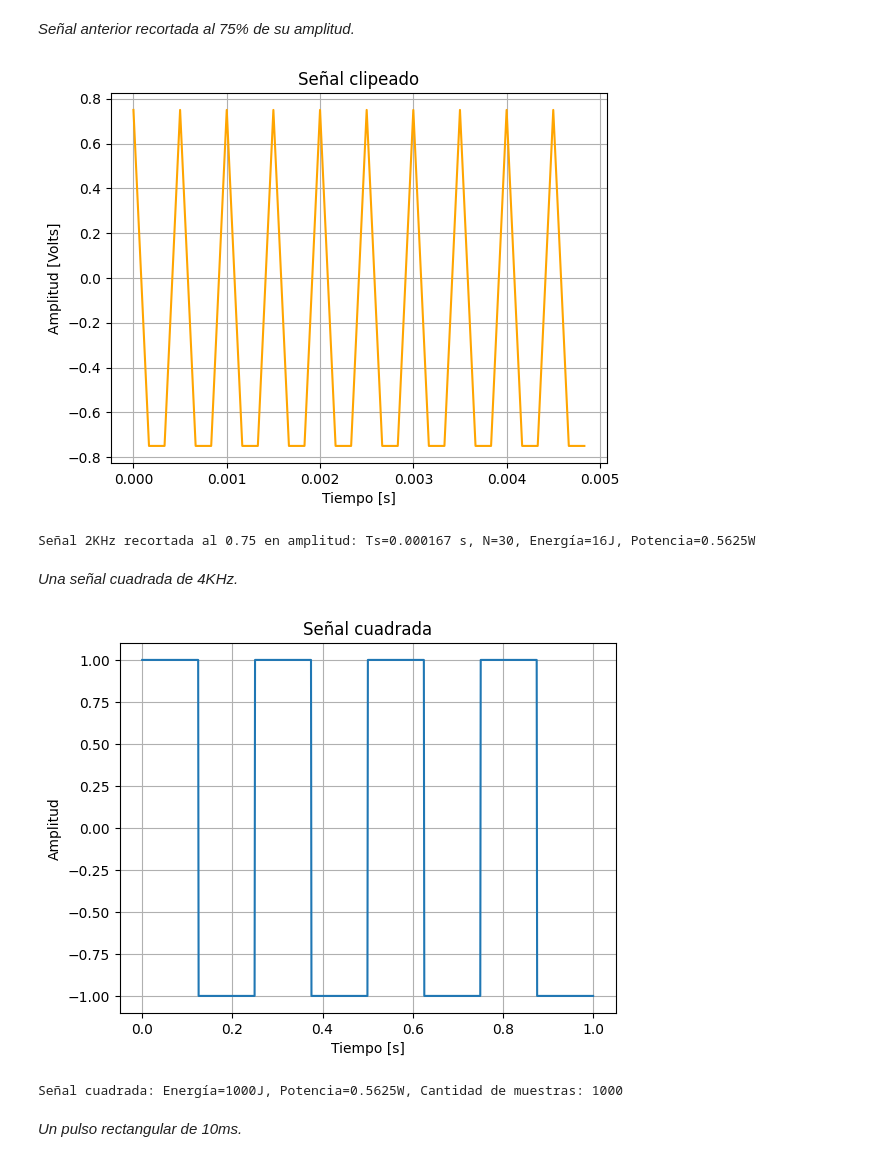
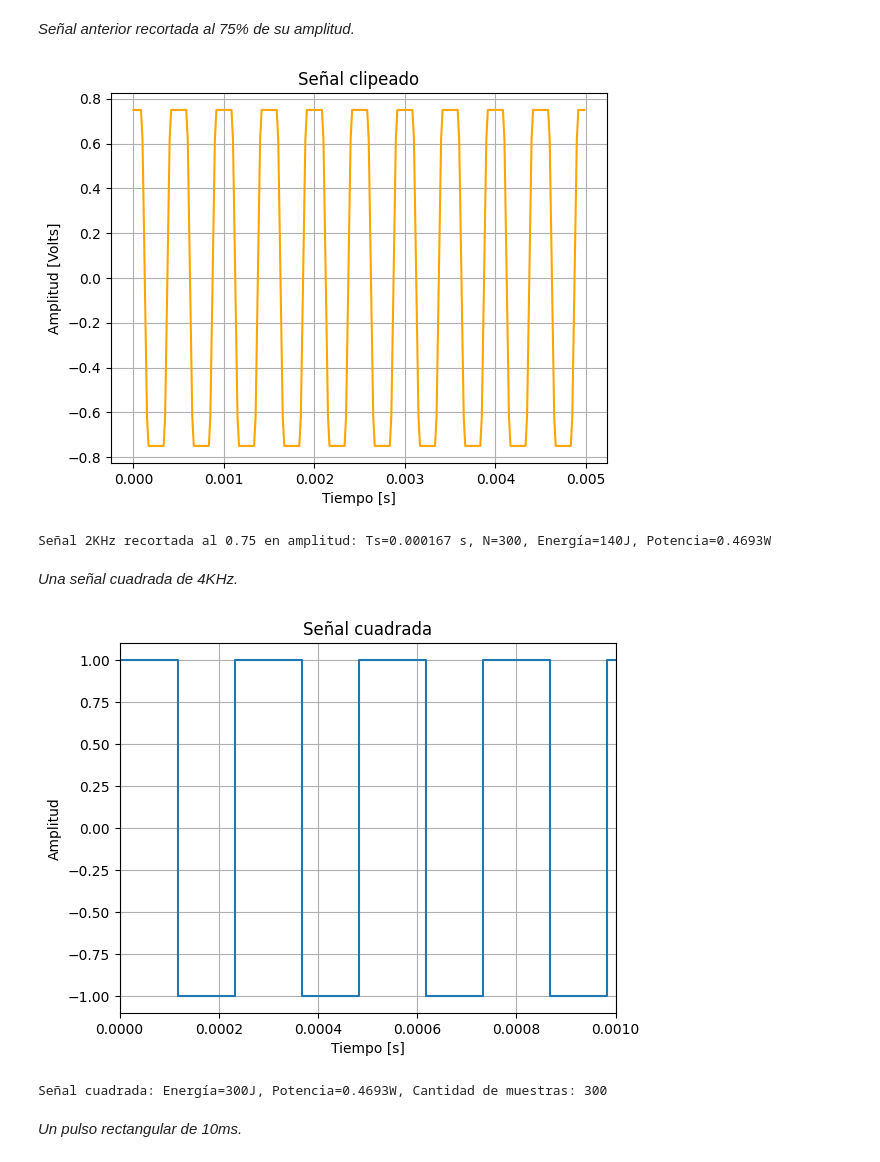
Before and after one commit to angiefantauzzofabio/APS, a Jupyter notebook: TS1_posta/TS1_entrega.ipynb, the cells around one changed output. Drawn from its saved outputs; the diff is of its cells as text; code cells hidden in the pictures.

```diff
--- a/TS1_posta/TS1_entrega.ipynb
+++ b/TS1_posta/TS1_entrega.ipynb
@@ -125,7 +125,7 @@ Señal 2KHz: Ts=0.000167 s, N=30, Energía=15J, Potencia=0.50W
 
 *Misma señal amplificada y desfasada π/2*
 # %%
-tt2, yy2 = generador_de_señales(2, 0, 2000, np.pi/2, 30, 6000)
+tt2, yy2 = generador_de_señales(2, 0, 2000, np.pi/2, 300, 60000)
 plt.figure(1)
 plt.plot(tt2, yy2, color='green')
 plt.title('Señal Generada con 2KHz amplificada y desfasada')
@@ -175,31 +175,35 @@ plt.show()
 E4 = energia(yy_clip)
 P4 = potencia(yy_clip)
 
-print("Señal 2KHz recortada al 0.75 en amplitud: Ts=%f s, N=%d, Energía=%dJ, Potencia=%.4fW" % (1/6000, 30, E4,P4))
+print("Señal 2KHz recortada al 0.75 en amplitud: Ts=%f s, N=%d, Energía=%dJ, Potencia=%.4fW" % (1/6000, 300, E4,P4))
 # %% [output]
-[figure, old version]
+[figure, new version]
-Señal 2KHz recortada al 0.75 en amplitud: Ts=0.000167 s, N=30, Energía=16J, Potencia=0.5625W
+Señal 2KHz recortada al 0.75 en amplitud: Ts=0.000167 s, N=300, Energía=140J, Potencia=0.4693W
 # %% [markdown]
 *Una señal cuadrada de 4KHz.*
 # %%
-f = 4000
-t = np.linspace(0, 1, 1000)
-w0 = 2 * np.pi * f
-y = signal.square(w0*t)
-N = len(y)
-plt.plot(t, y)
+f_cuadrada = 4000
+fs_cuadrada = 60000
+N_cuadrada = 300
+t_cuadrada = np.arange(0, N_cuadrada/fs_cuadrada, 1/fs_cuadrada)
+w0_cuadrada = 2 * np.pi * f_cuadrada
+y_cuadrada = signal.square(w0_cuadrada*t_cuadrada)
+
+
+plt.step(t_cuadrada,  y_cuadrada)
+plt.xlim(0, 0.001) #grafico solo algunos periodos asi se ve bien
 plt.title("Señal cuadrada")
 plt.xlabel("Tiempo [s]")
 plt.ylabel("Amplitud")
 plt.grid(True)
 plt.show()
 
-E5 = energia(y)
-P5 = potencia(y)
-print("Señal cuadrada: Energía=%dJ, Potencia=%.4fW, Cantidad de muestras: %d" % ( E5,P4, N))
+E5 = energia(y_cuadrada)
+P5 = potencia(y_cuadrada)
+print("Señal cuadrada: Energía=%dJ, Potencia=%.4fW, Cantidad de muestras: %d" % ( E5,P4, N_cuadrada))
 # %% [output]
-[figure, old version]
+[figure, new version]
-Señal cuadrada: Energía=1000J, Potencia=0.5625W, Cantidad de muestras: 1000
+Señal cuadrada: Energía=300J, Potencia=0.4693W, Cantidad de muestras: 300
 # %% [markdown]
 *Un pulso rectangular de 10ms.*
 # %%
```
Also changed, not shown: parts of 9 cells of this notebook, 1 other file.
